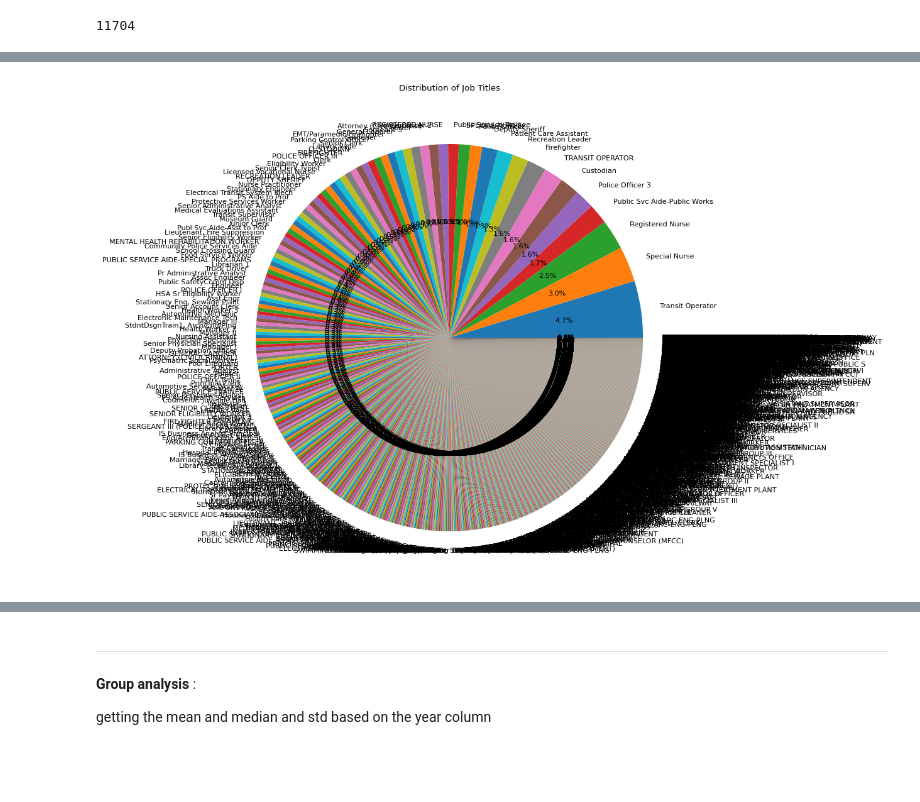
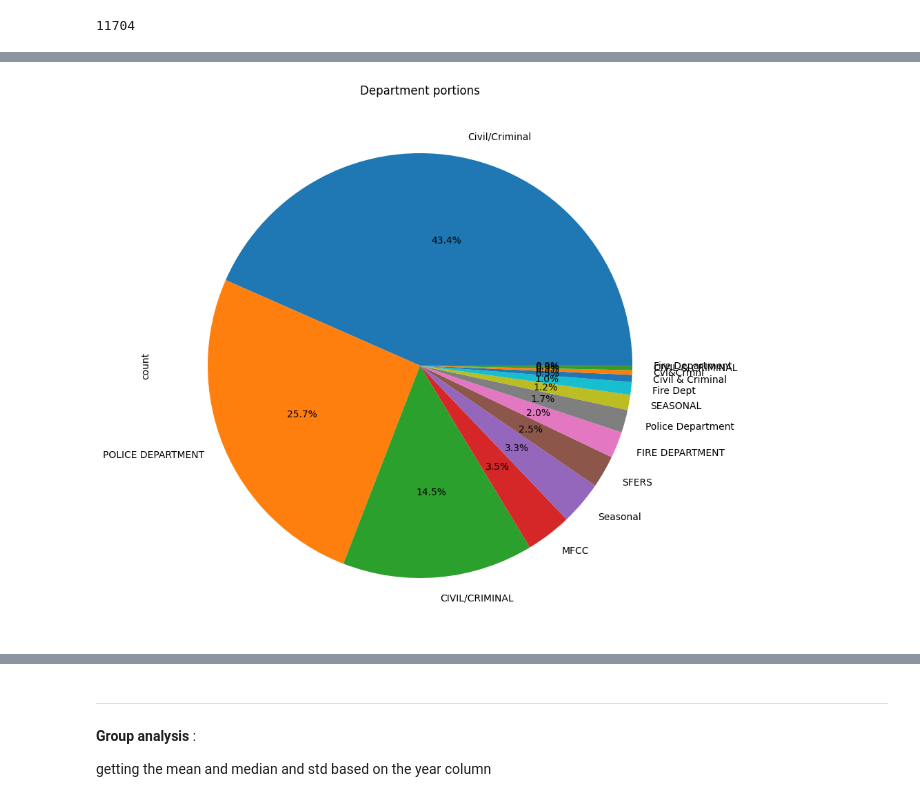
Before and after one commit to nour431/Discovering-Whats-Behind-Salaries, a Jupyter notebook: main.ipynb, the cells around one changed output, grey strips where cells are left out. Cells and saved outputs as stored; diff of their text form; code cells hidden in the pictures; blank space fills up the shorter version.

```diff
--- a/main.ipynb
+++ b/main.ipynb
@@ -336,15 +337,0 @@ plt.show()
-# %%
-
-
-job_counts = df['JobTitle'].value_counts()
-
-plt.figure(figsize=(10,10))
-plt.pie(job_counts, labels=job_counts.index, autopct='%1.1f%%')
-plt.title('Distribution of Job Titles')
-plt.rc('font', size=8)  # Adjust as needed
-
-
-
-plt.show()
-# %% [output]
-[figure, removed]
@@ -351,3 +347,10 @@ plt.show()
+# %%
+plt.figure(figsize=(10,10))
+plt.title('Department portions')
+df['Departments'].value_counts().plot(kind='pie', autopct="%1.1f%%")
+plt.show()
+# %% [output]
+[figure, added]
 # %%
 plt.figure(figsize=(10,10))
 plt.title('year vs total benefits pay')
```
Also changed, not shown: parts of 10 cells of this notebook.
